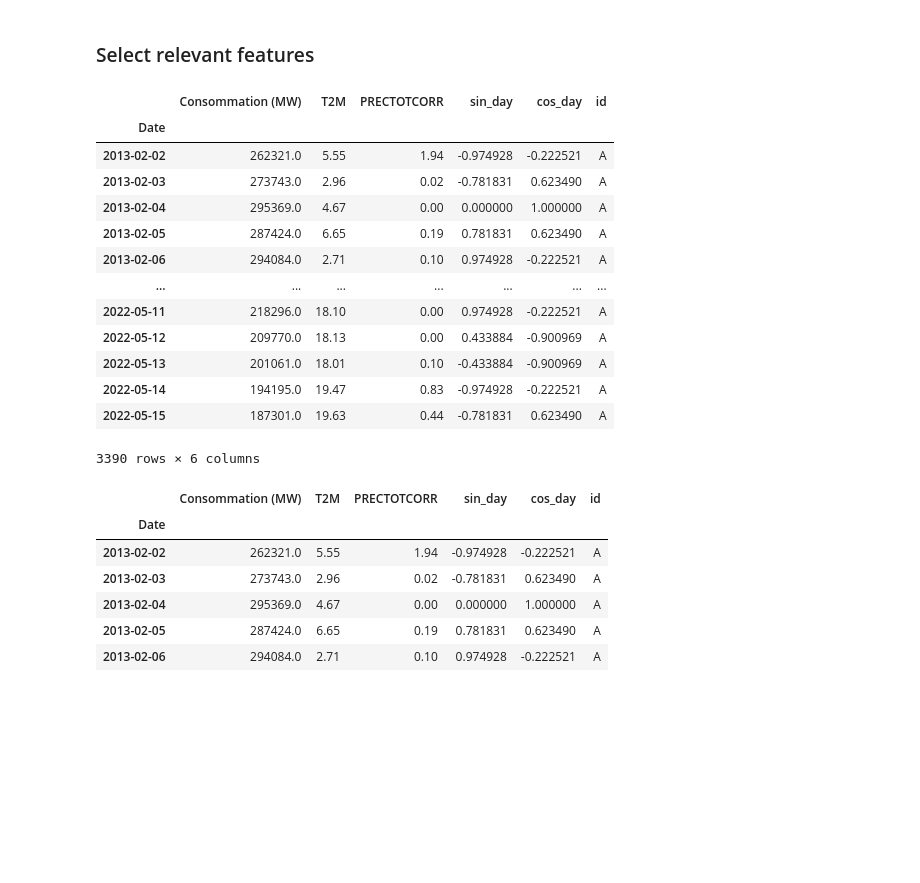
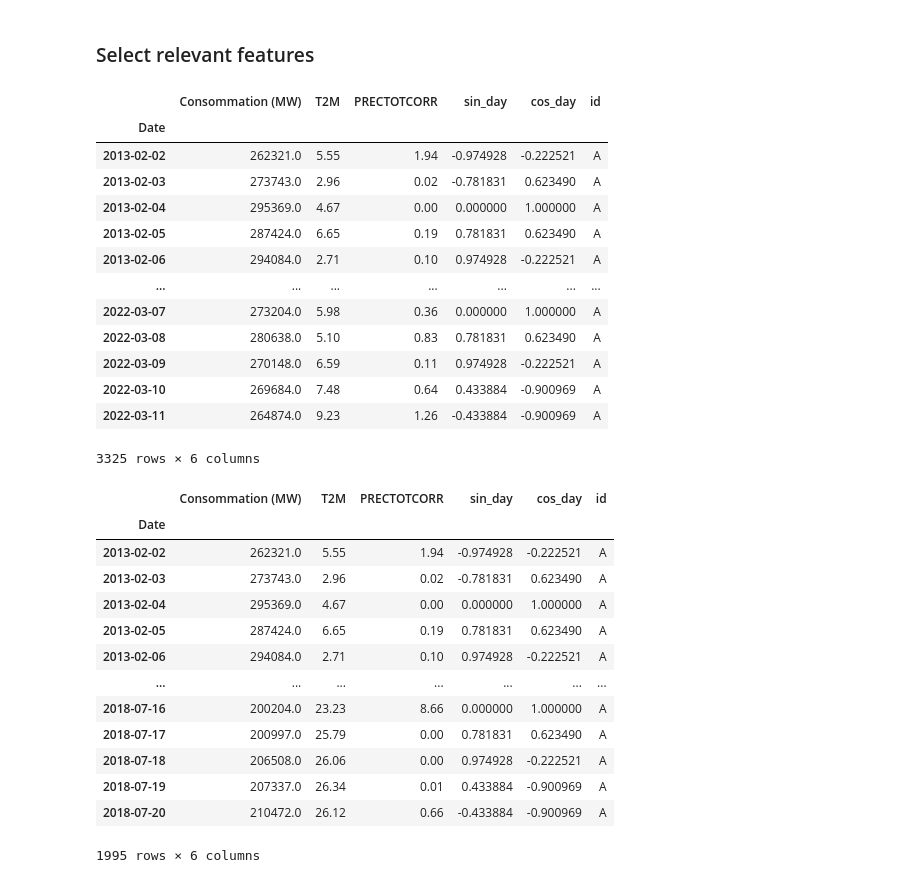
Before and after one commit to LDemange/time_series, a Jupyter notebook: gluont/Deep_AR_gluont.ipynb, the cells around one changed output. Saved outputs shown, nothing was run; the diff lists cells and outputs as text; code cells hidden in the pictures; blank space fills up the shorter version.

```diff
--- a/gluont/Deep_AR_gluont.ipynb
+++ b/gluont/Deep_AR_gluont.ipynb
@@ -34,6 +34,7 @@ import matplotlib.pyplot as plt
 ## Load data
 # %%
 df = pd.read_csv('../data/data_preparation.csv', index_col=[0])
+df=df.iloc[:-60]
 # %% [markdown]
 ## Fill missing data
 # %%
@@ -82,9 +83,9 @@ df
 | 2013-02-05 | 287424.0 | 6.65 | 0.19 | 0.781831 | 0.623490 | A |
 | 2013-02-06 | 294084.0 | 2.71 | 0.10 | 0.974928 | -0.222521 | A |
 | ... | ... | ... | ... | ... | ... | ... |
-| 2022-05-11 | 218296.0 | 18.10 | 0.00 | 0.974928 | -0.222521 | A |
-| 2022-05-12 | 209770.0 | 18.13 | 0.00 | 0.433884 | -0.900969 | A |
-| 2022-05-13 | 201061.0 | 18.01 | 0.10 | -0.433884 | -0.900969 | A |
-| 2022-05-14 | 194195.0 | 19.47 | 0.83 | -0.974928 | -0.222521 | A |
-| 2022-05-15 | 187301.0 | 19.63 | 0.44 | -0.781831 | 0.623490 | A |
+| 2022-03-07 | 273204.0 | 5.98 | 0.36 | 0.000000 | 1.000000 | A |
+| 2022-03-08 | 280638.0 | 5.10 | 0.83 | 0.781831 | 0.623490 | A |
+| 2022-03-09 | 270148.0 | 6.59 | 0.11 | 0.974928 | -0.222521 | A |
+| 2022-03-10 | 269684.0 | 7.48 | 0.64 | 0.433884 | -0.900969 | A |
+| 2022-03-11 | 264874.0 | 9.23 | 1.26 | -0.433884 | -0.900969 | A |
-3390 rows × 6 columns
+3325 rows × 6 columns
@@ -92,0 +92,3 @@ N_test = 100
+# %%
+nb_data_train = int(len(df)*0.6)
+nb_data_val = int(len(df)*0.2)
@@ -93,4 +97,4 @@ N_test = 100
 # %%
-df_train=df.iloc[:-N_test]
+df_train=df.iloc[:nb_data_train]
 # %%
 df_test=df.iloc[-N_test:]
@@ -97,10 +103,17 @@ df_test=df.iloc[-N_test:]
 # %%
-df_train.head()
+df_train
 # %% [output]
 |  | Consommation (MW) | T2M | PRECTOTCORR | sin_day | cos_day | id |
 | Date |  |  |  |  |  |  |
 | 2013-02-02 | 262321.0 | 5.55 | 1.94 | -0.974928 | -0.222521 | A |
 | 2013-02-03 | 273743.0 | 2.96 | 0.02 | -0.781831 | 0.623490 | A |
 | 2013-02-04 | 295369.0 | 4.67 | 0.00 | 0.000000 | 1.000000 | A |
 | 2013-02-05 | 287424.0 | 6.65 | 0.19 | 0.781831 | 0.623490 | A |
 | 2013-02-06 | 294084.0 | 2.71 | 0.10 | 0.974928 | -0.222521 | A |
+| ... | ... | ... | ... | ... | ... | ... |
+| 2018-07-16 | 200204.0 | 23.23 | 8.66 | 0.000000 | 1.000000 | A |
+| 2018-07-17 | 200997.0 | 25.79 | 0.00 | 0.781831 | 0.623490 | A |
+| 2018-07-18 | 206508.0 | 26.06 | 0.00 | 0.974928 | -0.222521 | A |
+| 2018-07-19 | 207337.0 | 26.34 | 0.01 | 0.433884 | -0.900969 | A |
+| 2018-07-20 | 210472.0 | 26.12 | 0.66 | -0.433884 | -0.900969 | A |
+1995 rows × 6 columns
```
Also changed, not shown: parts of 27 cells of this notebook.
